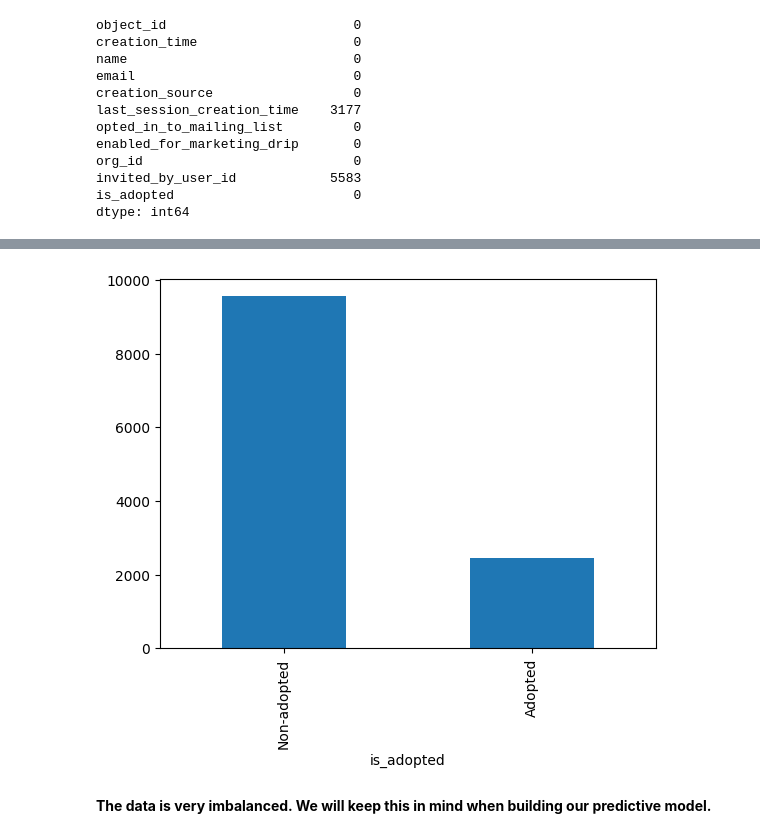
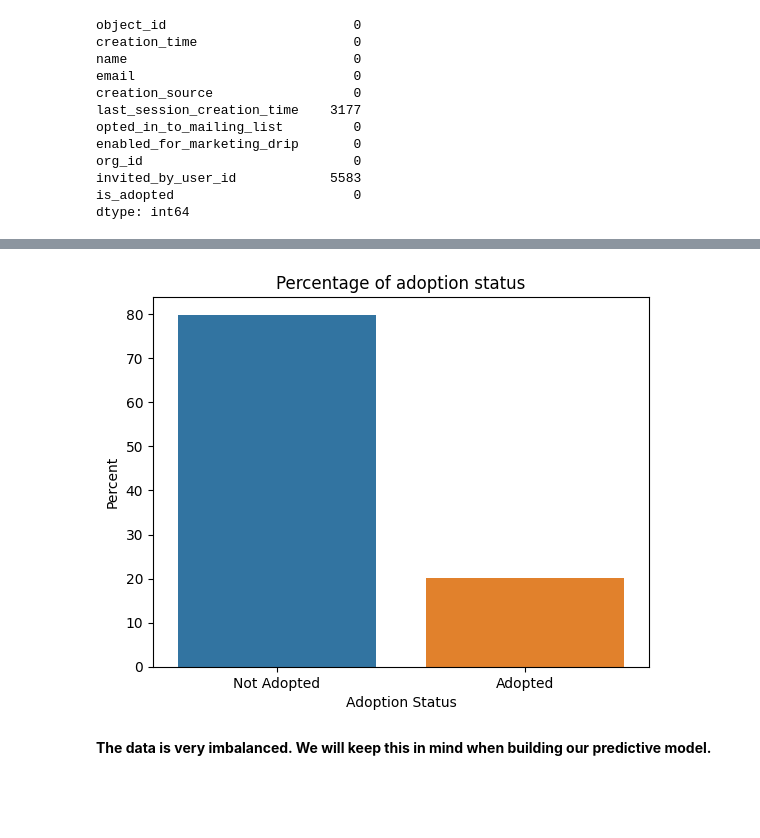
Before and after one commit to dqminhv/relax-inc, a Jupyter notebook: RelaxInc.ipynb, the cells around one changed output, grey strips where cells are left out. Drawn from its saved outputs; the diff is of its cells as text; code cells hidden in the pictures; blank space fills up the shorter version.

```diff
--- a/RelaxInc.ipynb
+++ b/RelaxInc.ipynb
@@ -126,9 +120,12 @@ Number of adopted user: 2440
-# %%
-users['is_adopted'].value_counts().sort_index().plot.bar()
-plt.xticks([0,1], ['Non-adopted', 'Adopted'])
-plt.show()
-# %% [output]
-[figure, removed]
+# %%
+sns.countplot(x='is_adopted', data=users, stat='percent', hue='is_adopted', legend=False)
+plt.xlabel('Adoption Status')
+plt.ylabel('Percent')
+plt.title('Percentage of adoption status')
+plt.xticks([0,1], ['Not Adopted', 'Adopted'])
+plt.show()
+# %% [output]
+[figure, added]
 # %% [markdown]
 **The data is very imbalanced. We will keep this in mind when building our predictive model.**
 # %% [markdown]
```
Also changed, not shown: parts of 8 cells of this notebook.
